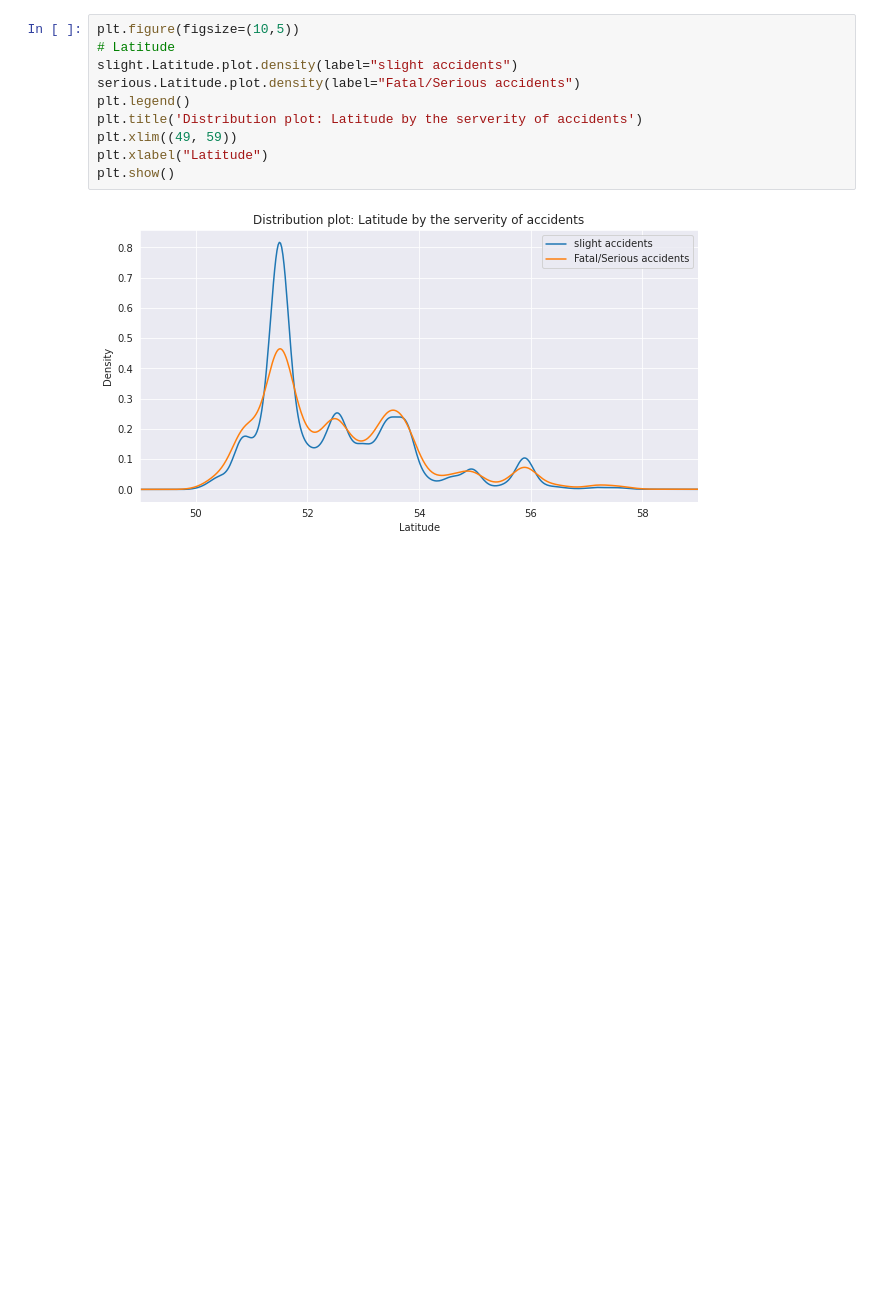
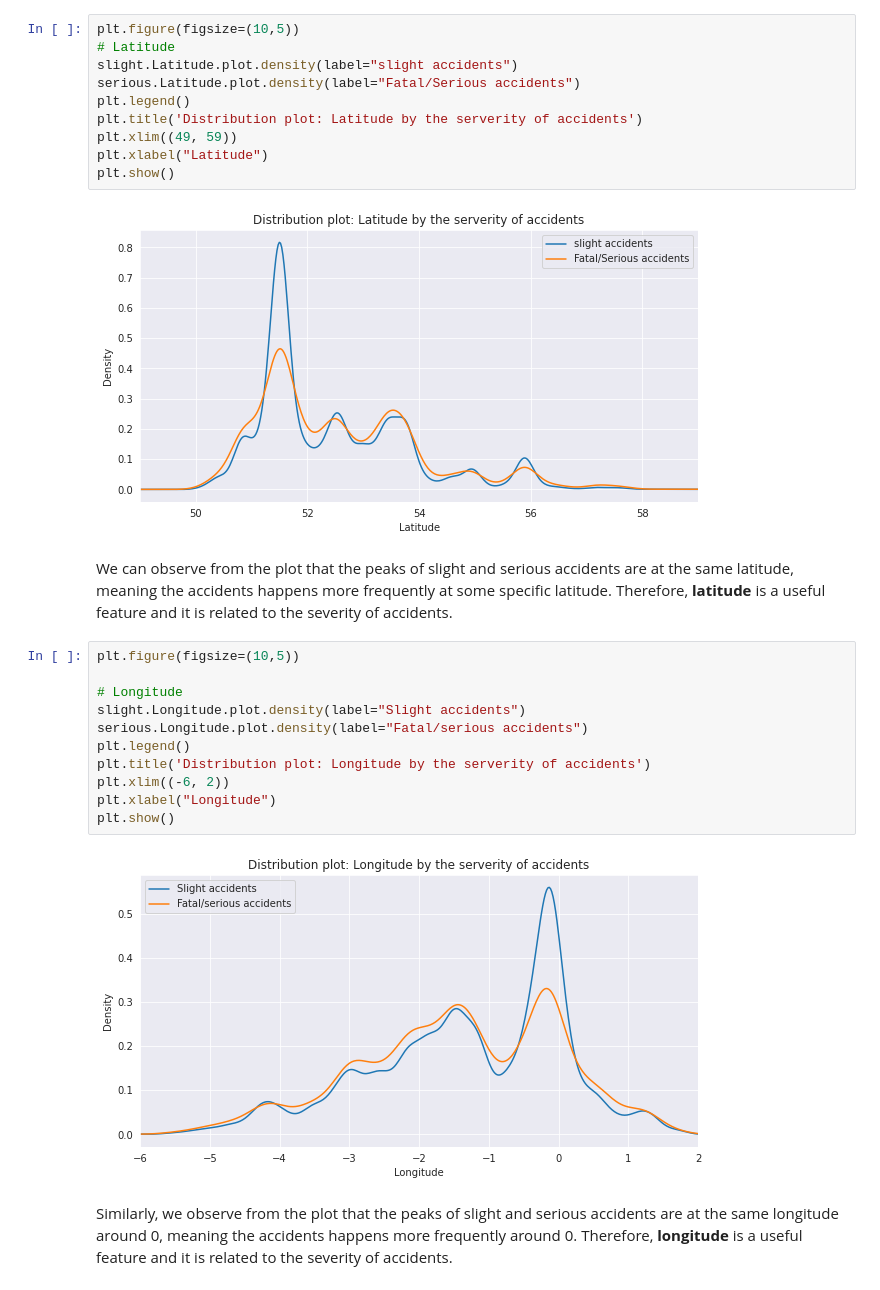
Before and after one commit to brian-pan/road-safety-machine-learning-report, a Jupyter notebook: machine_learning_python_project_one.ipynb, the cells around one changed output. Saved outputs shown, nothing was run; the diff lists cells and outputs as text; blank space fills up the shorter version.

```diff
--- a/machine_learning_python_project_one.ipynb
+++ b/machine_learning_python_project_one.ipynb
@@ -246,3 +246,20 @@ plt.xlabel("Latitude")
 plt.show()
 # %% [output]
 [figure]
+# %% [markdown]
+We can observe from the plot that the peaks of slight and serious accidents are at the same latitude, meaning the accidents happens more frequently at some specific latitude. Therefore, **latitude** is a useful feature and it is related to the severity of accidents.
+# %%
+plt.figure(figsize=(10,5))
+
+# Longitude
+slight.Longitude.plot.density(label="Slight accidents")
+serious.Longitude.plot.density(label="Fatal/serious accidents")
+plt.legend()
+plt.title('Distribution plot: Longitude by the serverity of accidents')
+plt.xlim((-6, 2))
+plt.xlabel("Longitude")
+plt.show()
+# %% [output]
+[figure, added]
+# %% [markdown]
+Similarly, we observe from the plot that the peaks of slight and serious accidents are at the same longitude around 0, meaning the accidents happens more frequently around 0. Therefore, **longitude** is a useful feature and it is related to the severity of accidents.
```
